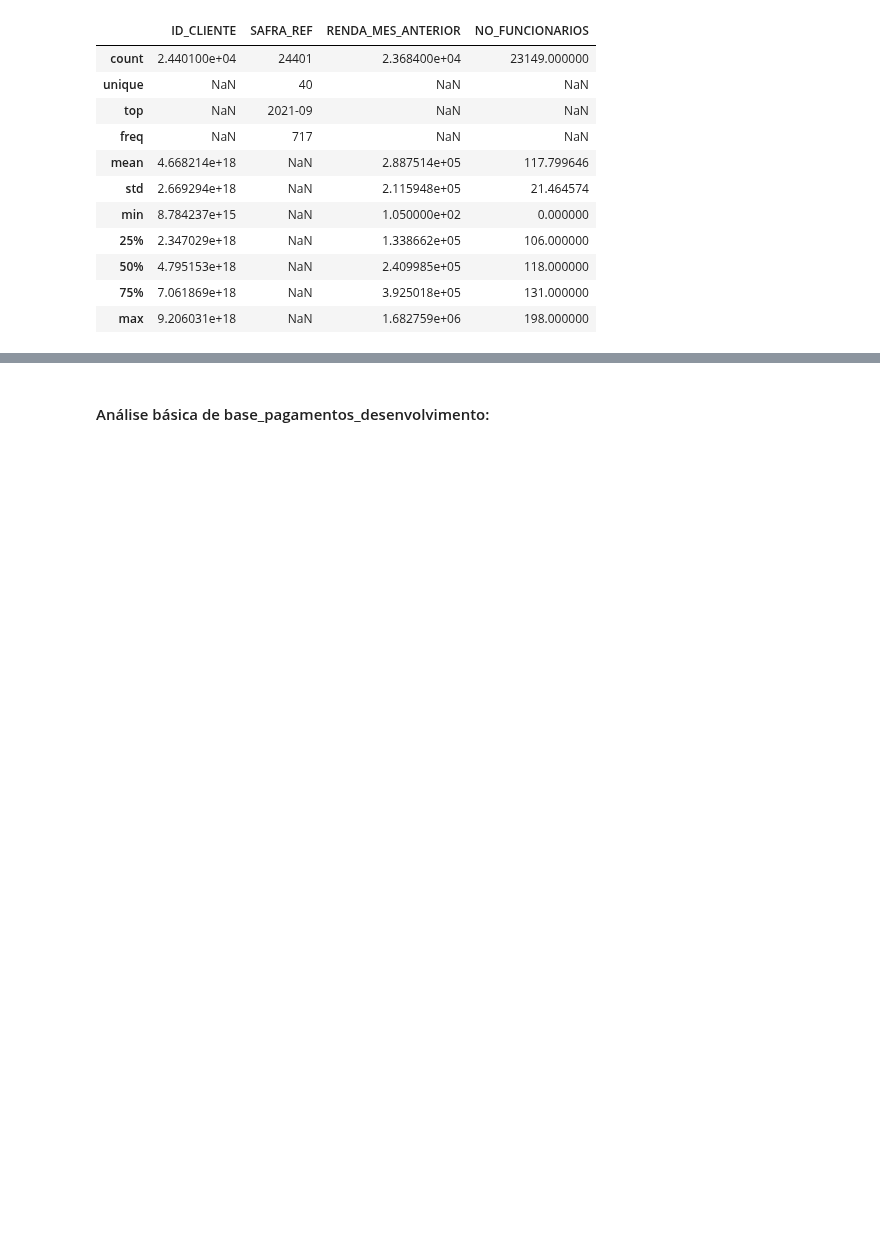
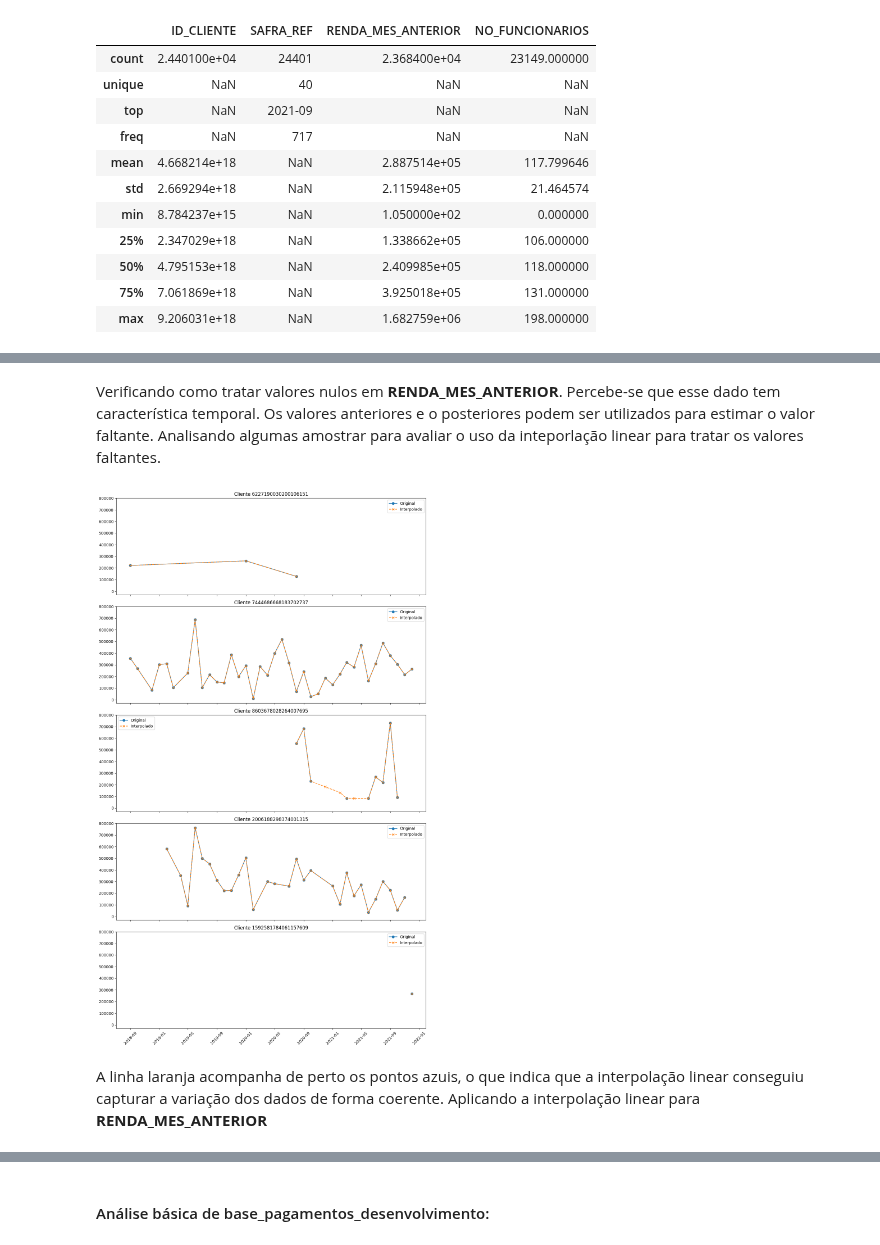
Before and after one commit to mmdes/default-risk-analysis, a Jupyter notebook: notebooks/exploratory_analysis.ipynb, the cells around one changed output, grey strips where cells are left out. Drawn from its saved outputs; the diff is of its cells as text; code cells hidden in the pictures; blank space fills up the shorter version.

```diff
--- a/notebooks/exploratory_analysis.ipynb
+++ b/notebooks/exploratory_analysis.ipynb
@@ -274,0 +305,8 @@ base_info[base_info['RENDA_MES_ANTERIOR'].isna()]
+# %%
+base_info['SAFRA_REF'] = pd.to_datetime(base_info['SAFRA_REF'], format='%Y-%m')
+
+base_info = base_info.groupby('ID_CLIENTE').apply(
+    lambda x: x.sort_values('SAFRA_REF')
+).reset_index(drop=True)
+
+base_info
@@ -275 +327,43 @@ base_info[base_info['RENDA_MES_ANTERIOR'].isna()]
+# %% [markdown]
+Verificando como tratar valores nulos em **RENDA_MES_ANTERIOR**. Percebe-se que esse dado tem característica temporal. Os valores anteriores e o posteriores podem ser utilizados para estimar o valor faltante. Analisando algumas amostrar para avaliar o uso da inteporlação linear para tratar os valores faltantes.
+# %%
+# Pega 5 clientes únicos aleatórios
+N = 5
+sample_clients = (
+    base_info['ID_CLIENTE']
+    .drop_duplicates()
+    .sample(n=N, random_state=42)  # para reproduzir sempre os mesmos
+    .tolist()
+)
+
+# Filtra só esses clientes
+df_sample = base_info[base_info['ID_CLIENTE'].isin(sample_clients)]
+
+# Cria um subplot para cada cliente
+fig, axes = plt.subplots(N, 1, figsize=(12, 4*N), sharex=True, sharey=True)
+
+for ax, cliente in zip(axes, sample_clients):
+    dfc = df_sample[df_sample['ID_CLIENTE'] == cliente]
+    # plot original
+    ax.plot(dfc['SAFRA_REF'],
+            dfc['RENDA_MES_ANTERIOR'],
+            marker='o',
+            label='Original')
+    # plot interpolado
+    ax.plot(dfc['SAFRA_REF'],
+            dfc['RENDA_MES_ANTERIOR'].interpolate(),
+            marker='x',
+            linestyle='--',
+            label='Interpolado')
+
+    ax.set_title(f'Cliente {cliente}')
+    ax.legend()
+    ax.tick_params(axis='x', rotation=45)
+
+plt.tight_layout()
+plt.show()
+# %% [output]
+[figure, added]
+# %% [markdown]
+A linha laranja acompanha de perto os pontos azuis, o que indica que a interpolação linear conseguiu capturar a variação dos dados de forma coerente. Aplicando a interpolação linear para **RENDA_MES_ANTERIOR**
 # %%
```
Also changed, not shown: parts of 62 cells of this notebook.
